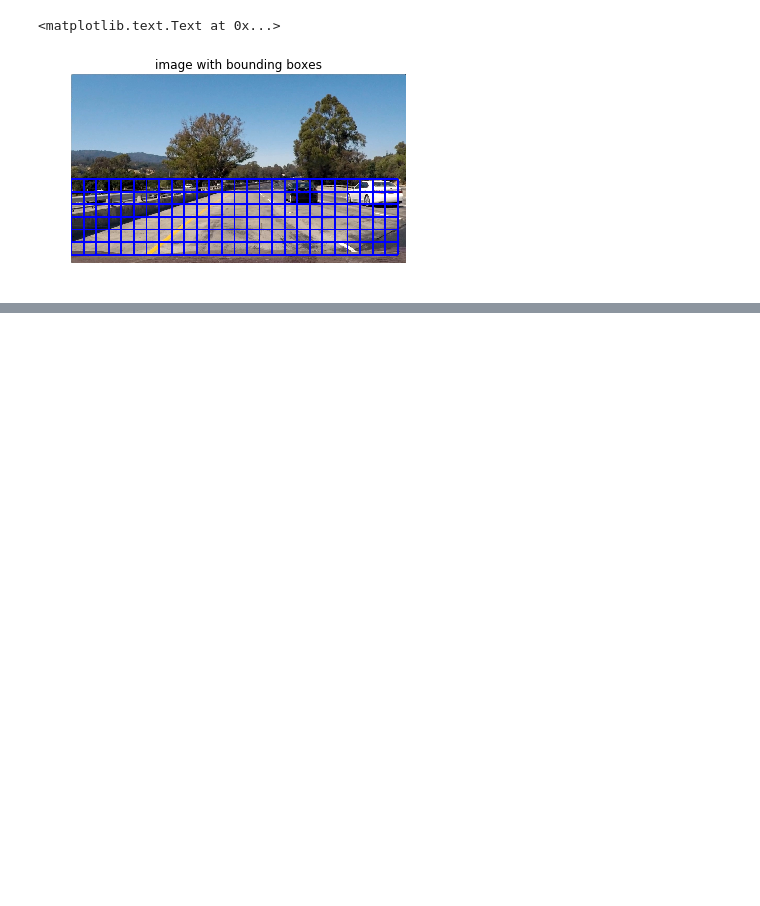
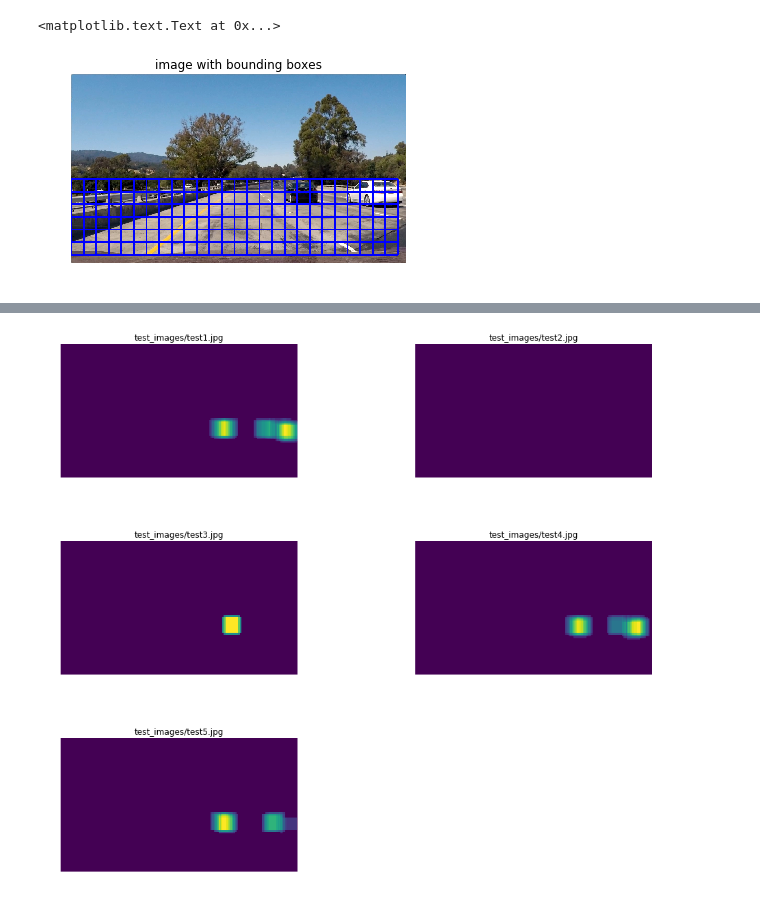
Before and after one commit to aditbiswas1/P5-Vehicle-Detection, a Jupyter notebook: Report.ipynb, the cells around one changed output, grey strips where cells are left out. Cells and saved outputs as stored; diff of their text form; code cells hidden in the pictures; blank space fills up the shorter version.

```diff
--- a/Report.ipynb
+++ b/Report.ipynb
@@ -475,0 +479,2 @@ While this basic method seems to work pretty well at correctly identifying the c
+# %%
+image = imread_rgb('test_images/test3.jpg')
@@ -475,0 +514,36 @@ While this basic method seems to work pretty well at correctly identifying the c
+# %%
+from scipy.ndimage.measurements import label
+def find_car_heatmap(image, thresh=2, xy_window=(96,96), xy_overlap=(0.9, 0.9)):
+    heat = np.zeros_like(image[:,:,0]).astype(np.float)
+    all_detected, hot_windows = find_cars_basic(image, xy_window=xy_window, xy_overlap=xy_overlap)
+
+    # Add heat to each box in box list
+    heat = add_heat(heat, hot_windows)
+
+    # Apply threshold to help remove false positives
+    heat = apply_threshold(heat,2)
+
+    # Visualize the heatmap when displaying
+    heatmap = np.clip(heat, 0, 255)
+
+
+    labels = label(heatmap)
+    draw_img = draw_labeled_bboxes(np.copy(image), labels)
+    return all_detected, heatmap, draw_img
+# %%
+import matplotlib.gridspec as gridspec
+
+test_images = glob.glob('test_images/*.jpg')
+figure = plt.figure(figsize=(15,12))
+gs = gridspec.GridSpec(3, 2, top=1., bottom=0., right=0.8, left=0., hspace=0.,
+    wspace=0.5)
+
+for i,test_im in enumerate(test_images[:-1]):
+    im = imread_rgb(test_im)
+    ax = plt.subplot(gs[i])
+    all_detections, heatmap, final = find_car_heatmap(im)
+    plt.imshow(heatmap)
+    ax.set_title(test_im)
+    ax.axis('off')
+# %% [output]
+[figure, added]
```
Also changed, not shown: parts of 8 cells of this notebook.
